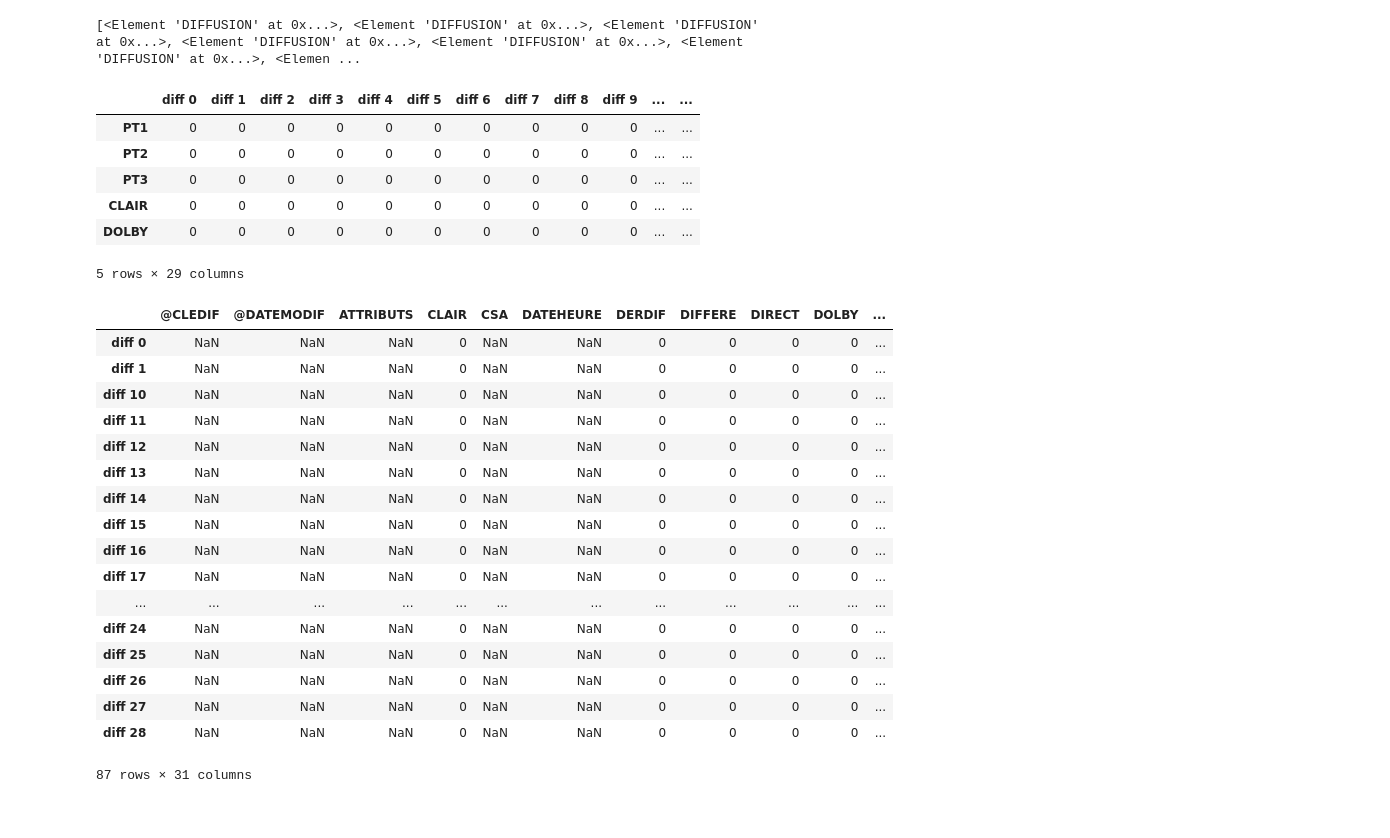
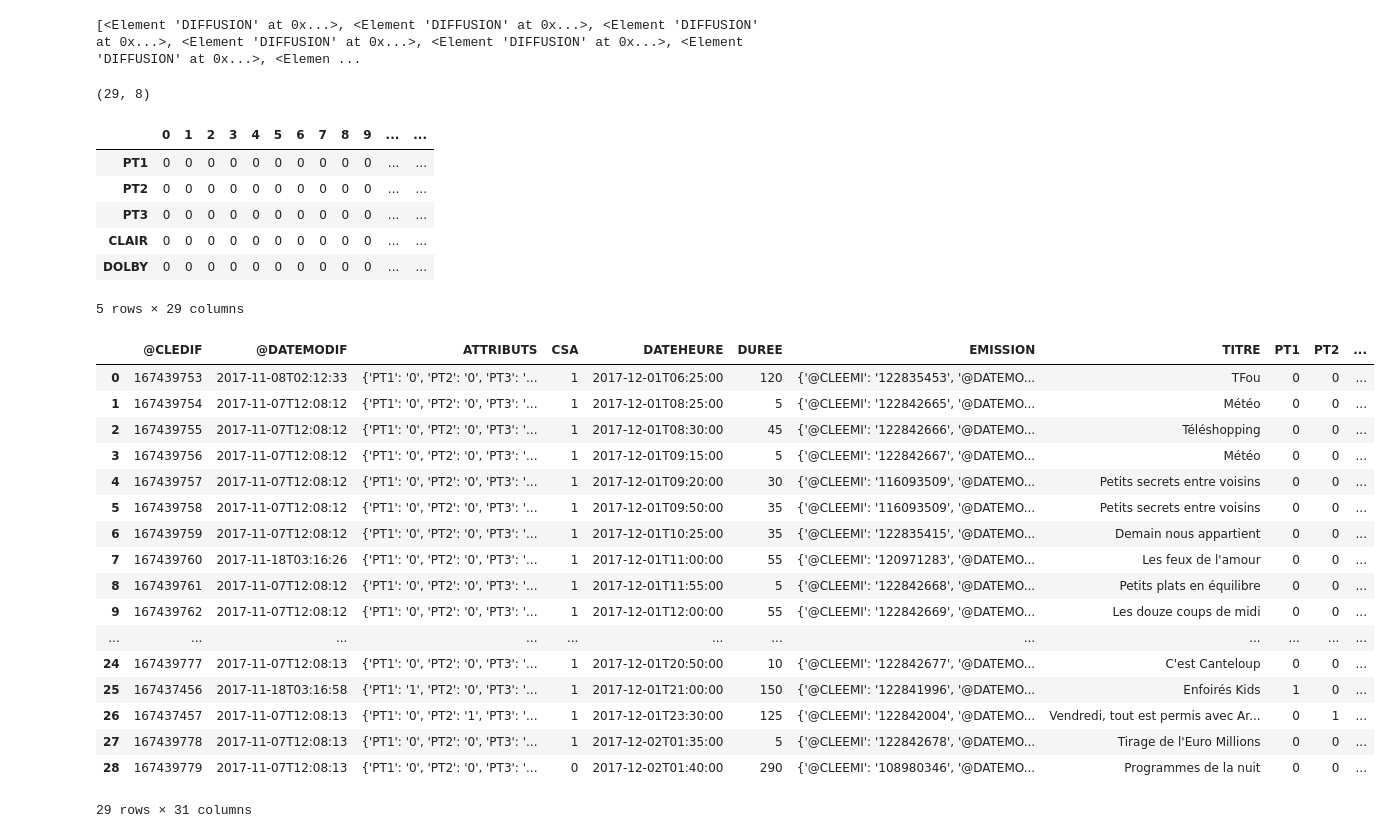
Before and after one commit to Frayal/Stage, a Jupyter notebook: ProgrammesTV/datavisu.ipynb, the cells around one changed output. Cells and saved outputs as stored; diff of their text form; code cells hidden in the pictures.

```diff
--- a/ProgrammesTV/datavisu.ipynb
+++ b/ProgrammesTV/datavisu.ipynb
@@ -35,26 +35,31 @@ for i,elem in enumerate(l2[1]):
 data = pd.DataFrame()
 for i in range(29):
     temp_data = pd.read_json('data'+str(i)+'.txt')
-    temp_data = temp_data.rename(columns={"DIFFUSION": "diff "+str(i)})
+    temp_data = temp_data.rename(columns={"DIFFUSION": i})
     df = [data,temp_data]
     data = pd.concat(df,axis=1)
 # %%
 data = data.T
 data
 data.to_csv('IPTV_0192_2017-12-01_TF1.csv')
+# %%
+data = pd.read_csv('IPTV_0192_2017-12-01_TF1.csv',index_col=0)
+data.shape
+# %% [output]
+(29, 8)
 # %%
 temp_data = pd.DataFrame()
 for i in range(29):
     df = data['ATTRIBUTS']
-    l = (df[['diff '+str(i)]].values)[0]
-    df2 = pd.DataFrame.from_dict(l,orient='index')
-    df2 = df2.rename(columns = {0:" diff "+str(i)})
+    l = (df[[i]].values)[0]
+    df2 = pd.DataFrame.from_dict(eval(l),orient = 'index')
+    df2 = df2.rename(columns = {0: i})
     #print(df2.head())
     temp_data = [temp_data,df2]
-    temp_data = pd.concat(temp_data,axis)
+    temp_data = pd.concat(temp_data,axis = 1)
 temp_data.head()
 # %% [output]
-|  | diff 0 | diff 1 | diff 2 | diff 3 | diff 4 | diff 5 | diff 6 | diff 7 | diff 8 | diff 9 | ... | ... |
+|  | 0 | 1 | 2 | 3 | 4 | 5 | 6 | 7 | 8 | 9 | ... | ... |
 | PT1 | 0 | 0 | 0 | 0 | 0 | 0 | 0 | 0 | 0 | 0 | ... | ... |
 | PT2 | 0 | 0 | 0 | 0 | 0 | 0 | 0 | 0 | 0 | 0 | ... | ... |
 | PT3 | 0 | 0 | 0 | 0 | 0 | 0 | 0 | 0 | 0 | 0 | ... | ... |
@@ -62,24 +67,24 @@ temp_data.head()
 | DOLBY | 0 | 0 | 0 | 0 | 0 | 0 | 0 | 0 | 0 | 0 | ... | ... |
 5 rows × 29 columns
 # %%
-data =pd.concat([data,temp_data.T])
+data = data.join(temp_data.T,how='left')
 data
 # %% [output]
-|  | @CLEDIF | @DATEMODIF | ATTRIBUTS | CLAIR | CSA | DATEHEURE | DERDIF | DIFFERE | DIRECT | DOLBY | ... |
-| diff 0 | NaN | NaN | NaN | 0 | NaN | NaN | 0 | 0 | 0 | 0 | ... |
-| diff 1 | NaN | NaN | NaN | 0 | NaN | NaN | 0 | 0 | 0 | 0 | ... |
-| diff 10 | NaN | NaN | NaN | 0 | NaN | NaN | 0 | 0 | 0 | 0 | ... |
-| diff 11 | NaN | NaN | NaN | 0 | NaN | NaN | 0 | 0 | 0 | 0 | ... |
-| diff 12 | NaN | NaN | NaN | 0 | NaN | NaN | 0 | 0 | 0 | 0 | ... |
-| diff 13 | NaN | NaN | NaN | 0 | NaN | NaN | 0 | 0 | 0 | 0 | ... |
-| diff 14 | NaN | NaN | NaN | 0 | NaN | NaN | 0 | 0 | 0 | 0 | ... |
-| diff 15 | NaN | NaN | NaN | 0 | NaN | NaN | 0 | 0 | 0 | 0 | ... |
-| diff 16 | NaN | NaN | NaN | 0 | NaN | NaN | 0 | 0 | 0 | 0 | ... |
-| diff 17 | NaN | NaN | NaN | 0 | NaN | NaN | 0 | 0 | 0 | 0 | ... |
+|  | @CLEDIF | @DATEMODIF | ATTRIBUTS | CSA | DATEHEURE | DUREE | EMISSION | TITRE | PT1 | PT2 | ... |
+| 0 | 167439753 | 2017-11-08T02:12:33 | {'PT1': '0', 'PT2': '0', 'PT3': '... | 1 | 2017-12-01T06:25:00 | 120 | {'@CLEEMI': '122835453', '@DATEMO... | TFou | 0 | 0 | ... |
+| 1 | 167439754 | 2017-11-07T12:08:12 | {'PT1': '0', 'PT2': '0', 'PT3': '... | 1 | 2017-12-01T08:25:00 | 5 | {'@CLEEMI': '122842665', '@DATEMO... | Météo | 0 | 0 | ... |
+| 2 | 167439755 | 2017-11-07T12:08:12 | {'PT1': '0', 'PT2': '0', 'PT3': '... | 1 | 2017-12-01T08:30:00 | 45 | {'@CLEEMI': '122842666', '@DATEMO... | Téléshopping | 0 | 0 | ... |
+| 3 | 167439756 | 2017-11-07T12:08:12 | {'PT1': '0', 'PT2': '0', 'PT3': '... | 1 | 2017-12-01T09:15:00 | 5 | {'@CLEEMI': '122842667', '@DATEMO... | Météo | 0 | 0 | ... |
+| 4 | 167439757 | 2017-11-07T12:08:12 | {'PT1': '0', 'PT2': '0', 'PT3': '... | 1 | 2017-12-01T09:20:00 | 30 | {'@CLEEMI': '116093509', '@DATEMO... | Petits secrets entre voisins | 0 | 0 | ... |
+| 5 | 167439758 | 2017-11-07T12:08:12 | {'PT1': '0', 'PT2': '0', 'PT3': '... | 1 | 2017-12-01T09:50:00 | 35 | {'@CLEEMI': '116093509', '@DATEMO... | Petits secrets entre voisins | 0 | 0 | ... |
+| 6 | 167439759 | 2017-11-07T12:08:12 | {'PT1': '0', 'PT2': '0', 'PT3': '... | 1 | 2017-12-01T10:25:00 | 35 | {'@CLEEMI': '122835415', '@DATEMO... | Demain nous appartient | 0 | 0 | ... |
+| 7 | 167439760 | 2017-11-18T03:16:26 | {'PT1': '0', 'PT2': '0', 'PT3': '... | 1 | 2017-12-01T11:00:00 | 55 | {'@CLEEMI': '120971283', '@DATEMO... | Les feux de l'amour | 0 | 0 | ... |
+| 8 | 167439761 | 2017-11-07T12:08:12 | {'PT1': '0', 'PT2': '0', 'PT3': '... | 1 | 2017-12-01T11:55:00 | 5 | {'@CLEEMI': '122842668', '@DATEMO... | Petits plats en équilibre | 0 | 0 | ... |
+| 9 | 167439762 | 2017-11-07T12:08:12 | {'PT1': '0', 'PT2': '0', 'PT3': '... | 1 | 2017-12-01T12:00:00 | 55 | {'@CLEEMI': '122842669', '@DATEMO... | Les douze coups de midi | 0 | 0 | ... |
 | ... | ... | ... | ... | ... | ... | ... | ... | ... | ... | ... | ... |
-| diff 24 | NaN | NaN | NaN | 0 | NaN | NaN | 0 | 0 | 0 | 0 | ... |
-| diff 25 | NaN | NaN | NaN | 0 | NaN | NaN | 0 | 0 | 0 | 0 | ... |
-| diff 26 | NaN | NaN | NaN | 0 | NaN | NaN | 0 | 0 | 0 | 0 | ... |
-| diff 27 | NaN | NaN | NaN | 0 | NaN | NaN | 0 | 0 | 0 | 0 | ... |
-| diff 28 | NaN | NaN | NaN | 0 | NaN | NaN | 0 | 0 | 0 | 0 | ... |
+| 24 | 167439777 | 2017-11-07T12:08:13 | {'PT1': '0', 'PT2': '0', 'PT3': '... | 1 | 2017-12-01T20:50:00 | 10 | {'@CLEEMI': '122842677', '@DATEMO... | C'est Canteloup | 0 | 0 | ... |
+| 25 | 167437456 | 2017-11-18T03:16:58 | {'PT1': '1', 'PT2': '0', 'PT3': '... | 1 | 2017-12-01T21:00:00 | 150 | {'@CLEEMI': '122841996', '@DATEMO... | Enfoirés Kids | 1 | 0 | ... |
+| 26 | 167437457 | 2017-11-07T12:08:13 | {'PT1': '0', 'PT2': '1', 'PT3': '... | 1 | 2017-12-01T23:30:00 | 125 | {'@CLEEMI': '122842004', '@DATEMO... | Vendredi, tout est permis avec Ar... | 0 | 1 | ... |
+| 27 | 167439778 | 2017-11-07T12:08:13 | {'PT1': '0', 'PT2': '0', 'PT3': '... | 1 | 2017-12-02T01:35:00 | 5 | {'@CLEEMI': '122842678', '@DATEMO... | Tirage de l'Euro Millions | 0 | 0 | ... |
+| 28 | 167439779 | 2017-11-07T12:08:13 | {'PT1': '0', 'PT2': '0', 'PT3': '... | 0 | 2017-12-02T01:40:00 | 290 | {'@CLEEMI': '108980346', '@DATEMO... | Programmes de la nuit | 0 | 0 | ... |
-87 rows × 31 columns
+29 rows × 31 columns
```
Also changed, not shown: parts of 13 cells of this notebook.
